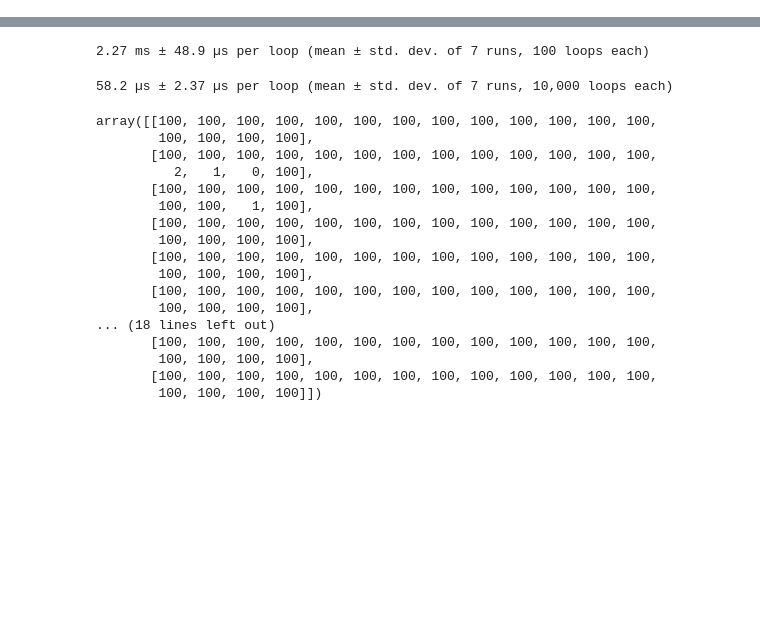
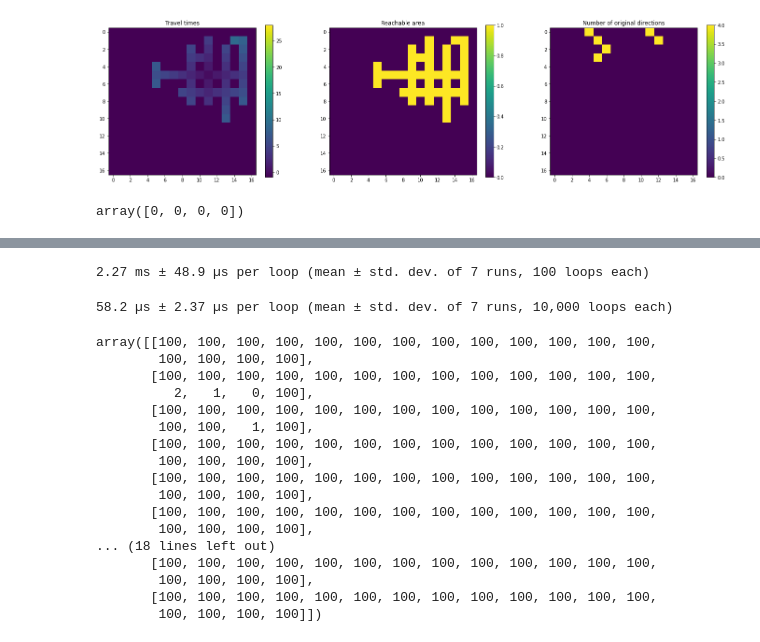
Before and after one commit to Fjallripa/bomberman, a Jupyter notebook: prototyping/time_to_reach.ipynb, the cells around one changed output, grey strips where cells are left out. Cells and saved outputs as stored; diff of their text form; code cells hidden in the pictures; blank space fills up the shorter version.

Commit message:
Analyzing proximity_map()

```diff
--- a/prototyping/time_to_reach.ipynb
+++ b/prototyping/time_to_reach.ipynb
@@ -120,0 +153,5 @@ def proximity_map (own_position, game_field):
+# %%
+adapted_travel_time_map = np.where(travel_time_map == DEFAULT_TRAVEL_TIME,
+    np.full_like(travel_time_map, -1), travel_time_map
+)
+print(adapted_travel_time_map)
@@ -120,0 +176,35 @@ def proximity_map (own_position, game_field):
+# %%
+def show_proximity_results (results):
+    # Unpack maps
+    travel_time_map, reachable_map, original_directions_map = results
+
+    plt.figure(figsize=(24, 6))
+
+    # Show travel time map
+    plt.subplot(1, 3, 1)
+    adapted_travel_time_map = np.where(travel_time_map == DEFAULT_TRAVEL_TIME,
+        np.full_like(travel_time_map, -1), travel_time_map
+    )
+    plt.imshow(adapted_travel_time_map.T, vmax=28, vmin=-1)
+    plt.colorbar()
+    plt.title("Travel times")
+
+    # Show map of reachable area
+    plt.subplot(1, 3, 2)
+    plt.imshow(reachable_map.T)
+    plt.colorbar()
+    plt.title("Reachable area")
+
+    # Show map of amount of original directions
+    plt.subplot(1, 3, 3)
+    number_of_ori_dirs_map = np.count_nonzero(original_directions_map != DEFAULT_DIRECTION, axis = 2)
+    plt.imshow(number_of_ori_dirs_map.T, vmin=0, vmax=4)
+    plt.colorbar()
+    plt.title("Number of original directions")
+
+    plt.show()
+# %%
+proximity_maps = proximity_map((11, 5), halffull_game_field)
+show_proximity_results(proximity_maps)
+# %% [output]
+[figure, added]
@@ -120,0 +213,4 @@ def proximity_map (own_position, game_field):
+# %%
+original_directions_map[14, 0]
+# %% [output]
+array([0, 0, 0, 0])
```
Also changed, not shown: parts of 9 cells of this notebook.
